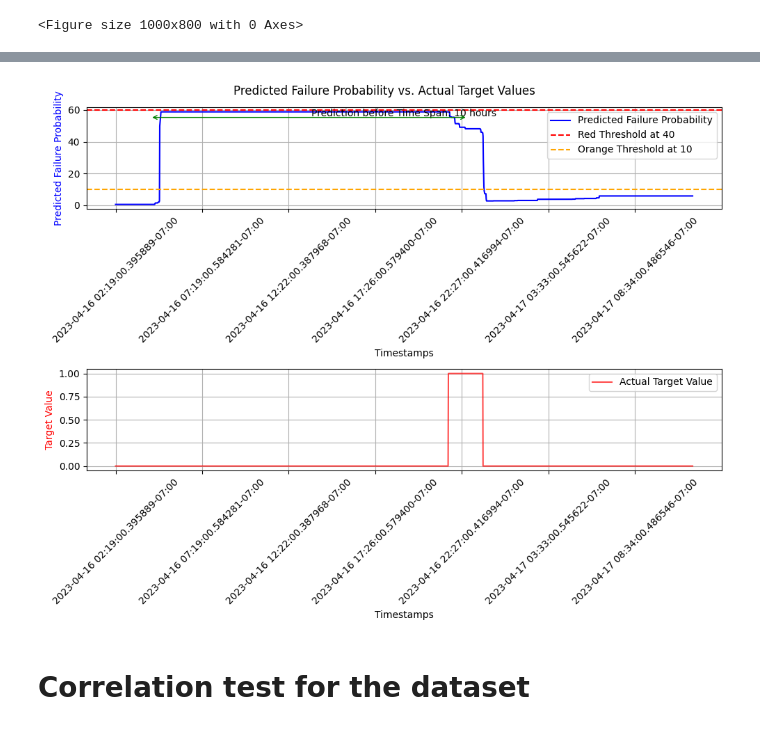
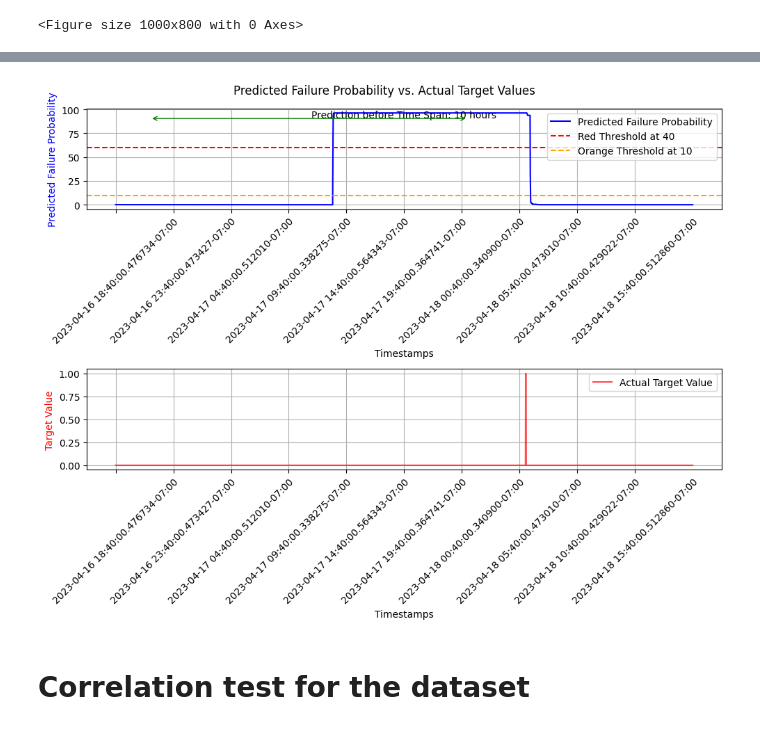
Before and after one commit to Amal-Baby-seqato/ML, a Jupyter notebook: Reportwithcorrelation.ipynb, the cells around one changed output, grey strips where cells are left out. Saved outputs shown, nothing was run; the diff lists cells and outputs as text; code cells hidden in the pictures.

```diff
--- a/Reportwithcorrelation.ipynb
+++ b/Reportwithcorrelation.ipynb
@@ -196,5 +207,5 @@ Number of rows constituting a day's worth: 1427
 # %%
-data = pd.read_csv('/content/drive/MyDrive/Data_ML/temperory_dataset_with_timestamp.csv')
+data = pd.read_csv('/content/drive/MyDrive/Data_ML/temperory_dataset_with_timestamp_train_new.csv')
 data = data.dropna()
 data=data.drop("timestamp",axis=1)
 data[target].shift(periods=shift, fill_value=0)
@@ -410,7 +442,7 @@ def gemini(prompt):
   except Exception as e:
     print(f"Error during generating text: {e}")
 # %%
-data_new = pd.read_csv('/content/drive/MyDrive/Data_ML/temperory_dataset_with_timestamp_test.csv')
+data_new = pd.read_csv('/content/drive/MyDrive/Data_ML/temperory_dataset_with_timestamp_test_new.csv')
 def get_latest_train_data(window_size=1000,data=data_new):
     data = data.dropna()
     data=data.drop("timestamp",axis=1)
@@ -508,9 +540,9 @@ Synced 5 W&B file(s), 0 media file(s), 0 artifact file(s) and 0 other file(s)
 # %%
-datas = pd.read_csv('/content/drive/MyDrive/Data_ML/temperory_dataset_with_timestamp_test_2.csv')
+datas = pd.read_csv('/content/drive/MyDrive/Data_ML/temperory_dataset_with_timestamp_test_new.csv')
 datas = datas.dropna()
 time=datas["timestamp"]
 datas=datas.drop("timestamp",axis=1)
-actual_targets = datas[target].shift(periods=-shift, fill_value=0).values
+actual_targets = datas[target]
 d_data=get_latest_system_data(datas)
 _,predictions= predict_failure(d_data)
 print(actual_targets)
@@ -557,15 +761,15 @@ plt.figure(figsize=(10, 8))  # Increase the figure height to accommodate two sub
 
 # Ensure predictions are scaled to a meaningful range (e.g., 0-700%)
 
-predictions_scaled = max_probs * 1100
+predictions_scaled = max_probs * 100
 
 # Create the first subplot for predicted probability
 
 plt.subplot(2, 1, 1)  # (rows, columns, subplot_index)
 
-start_idx = 3000
+start_idx = 4000
 
-end_idx = 5000
+end_idx = 7000
 
 plt.plot(time.iloc[start_idx:end_idx], predictions_scaled[start_idx:end_idx], color='blue', label='Predicted Failure Probability')
 
@@ -590,34 +794,34 @@ plt.annotate('Prediction before Time Span: 10 hours', xy=(0.5, text_y), xycoords
 
 plt.annotate('', xy=(arrow_x_start, arrow_y), xytext=(arrow_x_end, arrow_y), xycoords='axes fraction', textcoords='axes fraction',
              arrowprops=dict(arrowstyle='<->', color='green'))
 plt.legend()
 
 plt.grid(True)
 
 # Create the second subplot for actual target values
 
 plt.subplot(2, 1, 2)  # (rows, columns, subplot_index)
 
 plt.plot(time.iloc[start_idx:end_idx], actual_targets[start_idx:end_idx], color='red', label='Actual Target Value', alpha=0.7)
 
 plt.ylabel('Target Value', color='red')
 
 plt.xlabel("Timestamps")
 
 plt.xticks(time.iloc[start_idx:end_idx].values[::300], rotation=45)  # Set x-ticks with a step of 300 and rotate labels
 
 plt.legend()
 
 plt.grid(True)
 
 
 plt.suptitle("Predicted Failure Probability vs. Actual Target Values")  # Add an overall title
 
 plt.tight_layout()  # Adjust spacing between subplots
 
 plt.show()
 # %% [output]
-[figure, old version]
+[figure, new version]
 # %% [markdown]
 # **Correlation test for the dataset**
 # %%
```
Also changed, not shown: parts of 16 cells of this notebook.
